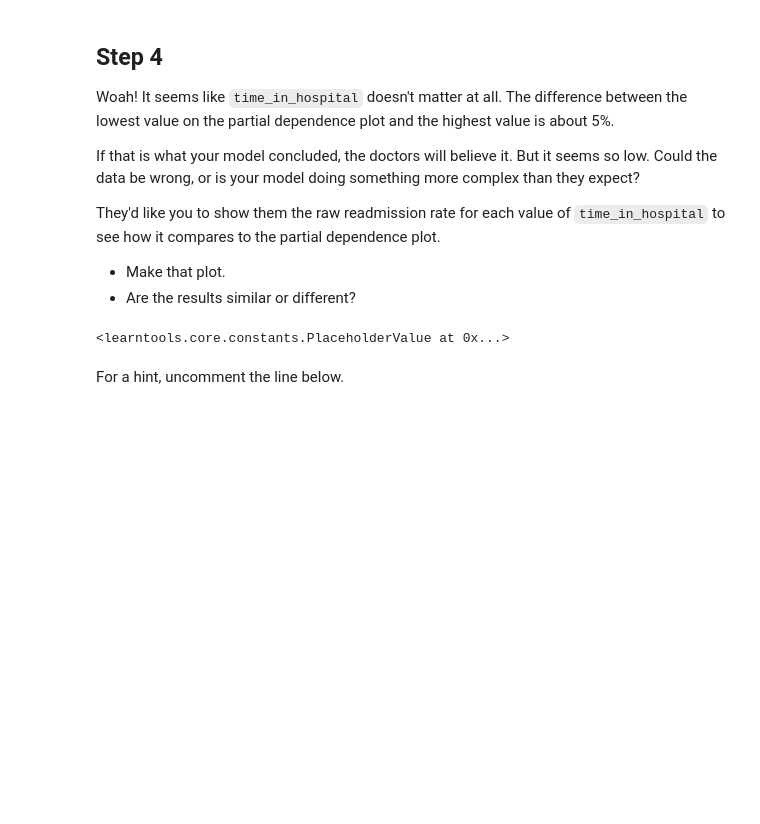
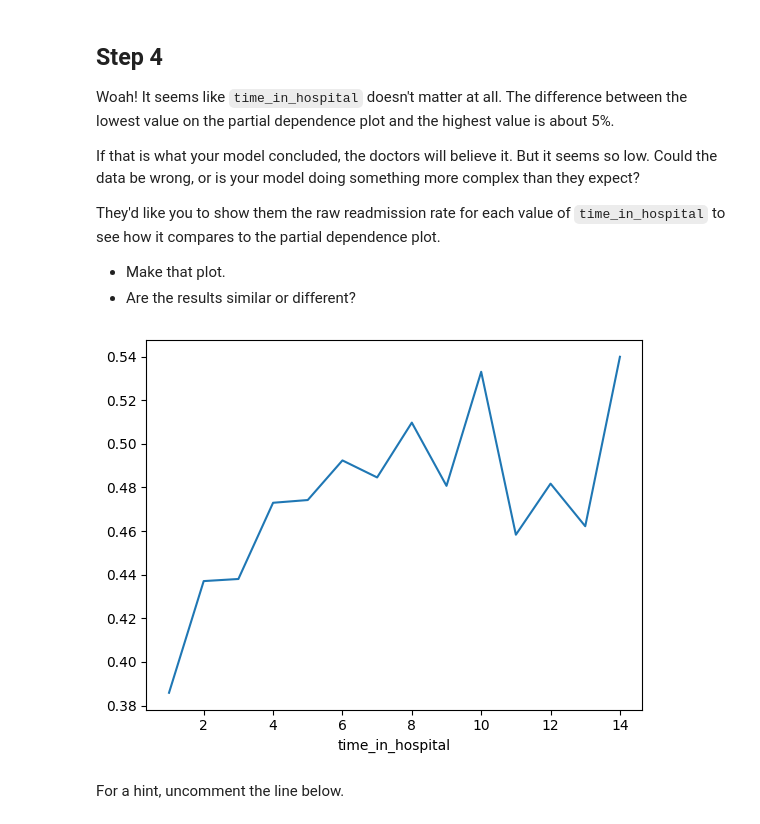
Before and after one commit to RanjaKen/MachineLearningExplainability, a Jupyter notebook: exercise-shap-values.ipynb, the cells around one changed output. Drawn from its saved outputs; the diff is of its cells as text; code cells hidden in the pictures; blank space fills up the shorter version.

Commit message:
Kaggle Notebook | Exercise: SHAP Values | Version 7

```diff
--- a/exercise-shap-values.ipynb
+++ b/exercise-shap-values.ipynb
@@ -244,11 +244,14 @@ They'd like you to show them the raw readmission rate for each value of `time_in
 
 - Make that plot.
 - Are the results similar or different?
-# %%
-# Your Code Here
-____
-# %% [output]
-<learntools.core.constants.PlaceholderValue at 0x...>
+# %%
+# Your Code Here
+from matplotlib import pyplot as plt
+all_train= pd.concat([train_X, train_y], axis=1)
+all_train.groupby(["time_in_hospital"]).mean(). readmitted.plot()
+plt.show()
+# %% [output]
+[figure, added]
 # %% [markdown]
 For a hint, uncomment the line below.
 # %%
```
Also changed, not shown: parts of 1 cell of this notebook.
